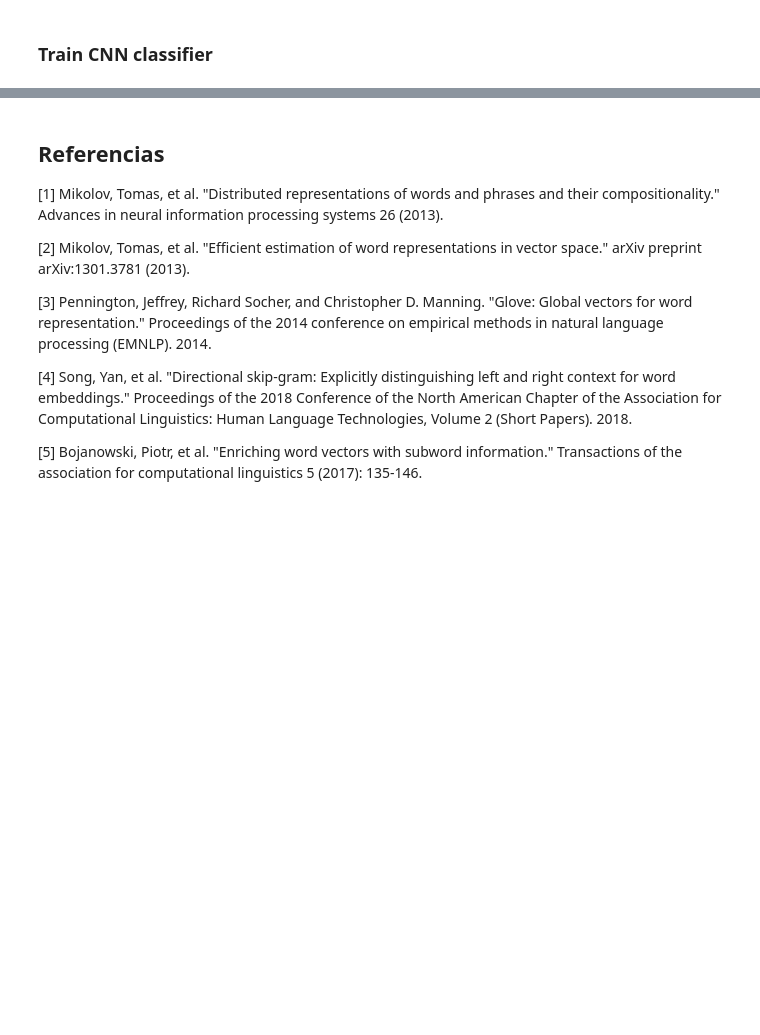
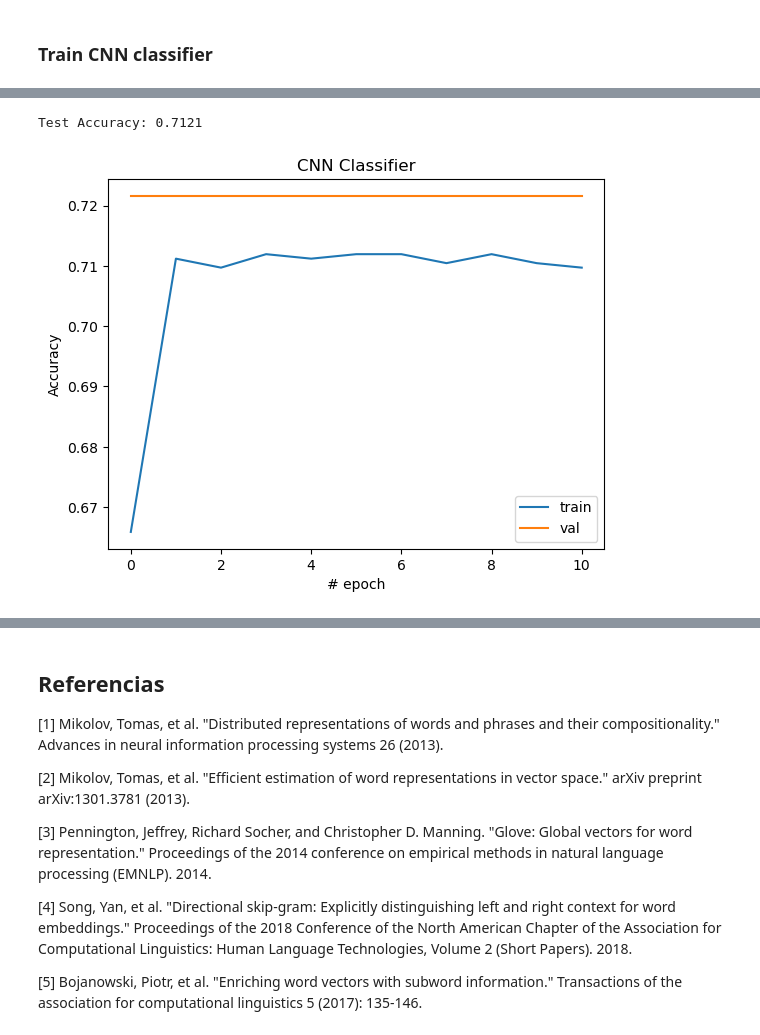
Before and after one commit to GuillermoSego/Natural-Language-Processing, a Jupyter notebook: Tareas/Segura_Guillermo_Tarea6.ipynb, the cells around one changed output, grey strips where cells are left out. Drawn from its saved outputs; the diff is of its cells as text; code cells hidden in the pictures; blank space fills up the shorter version.

```diff
--- a/Tareas/Segura_Guillermo_Tarea6.ipynb
+++ b/Tareas/Segura_Guillermo_Tarea6.ipynb
@@ -593,0 +616,15 @@ En este modelo necesitamos utilizar embeddings pre entrenados como los de w2v. P
+# %%
+# Cargar el modelo Word2Vec preentrenado
+model_w2v = Word2VecKeyedVectors.load_word2vec_format('/Users/guillermo_sego/Desktop/Segundo Semestre/PLN/Tareas/GoogleNews-vectors-negative300.bin.gz', binary=True)
+# %%
+# Tamaño del vocabulario y dimensión de los embeddings
+vocab_size = len(vocab)
+embedding_dim = model_w2v.vector_size
+
+# Crear una matriz de embeddings donde cada fila corresponde a un vector de embedding de una palabra
+embedding_matrix = torch.zeros(vocab_size, embedding_dim)
+
+for word, i in w2idx.items():
+    if word in model_w2v:
+        # Matriz de embeddings
+        embedding_matrix[i] = torch.tensor(model_w2v[word]) # Convertir a tensor
@@ -593,0 +680,4 @@ En este modelo necesitamos utilizar embeddings pre entrenados como los de w2v. P
+# %%
+start_time = time.time()
+train_metric_history_static, val_metric_history_static = train(args, model, train_loader, val_loader, optimizer, criterion, scheduler)
+print("Total training time: {:.4f} seconds".format((time.time() - start_time)))
@@ -593,0 +697,17 @@ En este modelo necesitamos utilizar embeddings pre entrenados como los de w2v. P
+# %%
+model.load_state_dict(torch.load('modelCNN-static/model_best.pt')['state_dict'])
+model.eval()
+test_metric = model_eval(test_loader, model, gpu=args.use_gpu)
+print("\nTest Accuracy: {:.4f}".format(test_metric["accuracy"]))
+# %% [output]
+Test Accuracy: 0.7121
+# %%
+plt.plot(train_metric_history_static, label='train')
+plt.plot(val_metric_history_static, label='val')
+plt.title('CNN Classifier')
+plt.ylabel('Accuracy')
+plt.xlabel('# epoch')
+plt.legend(loc='best')
+plt.show()
+# %% [output]
+[figure, added]
```
Also changed, not shown: parts of 17 cells of this notebook, 1 other file.
